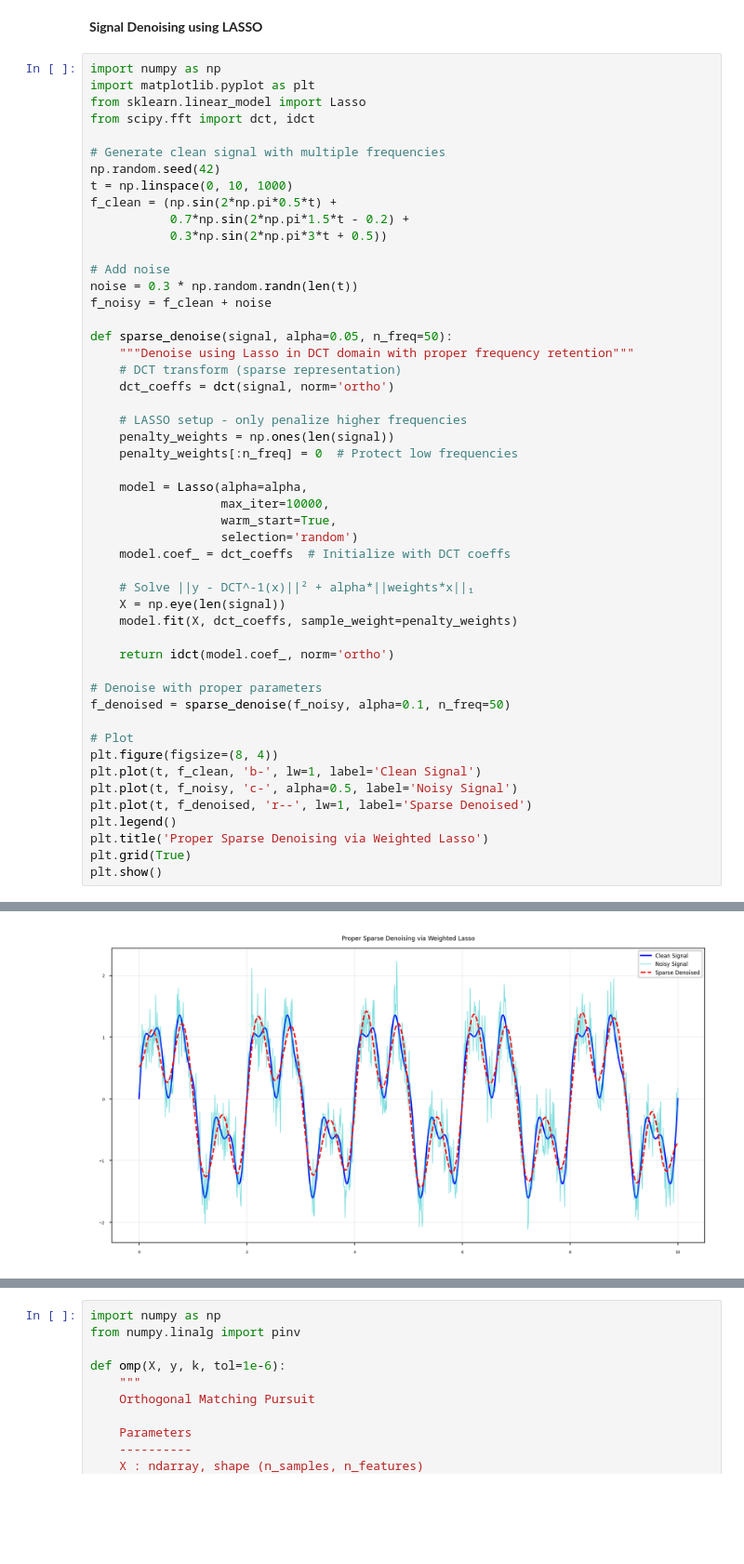
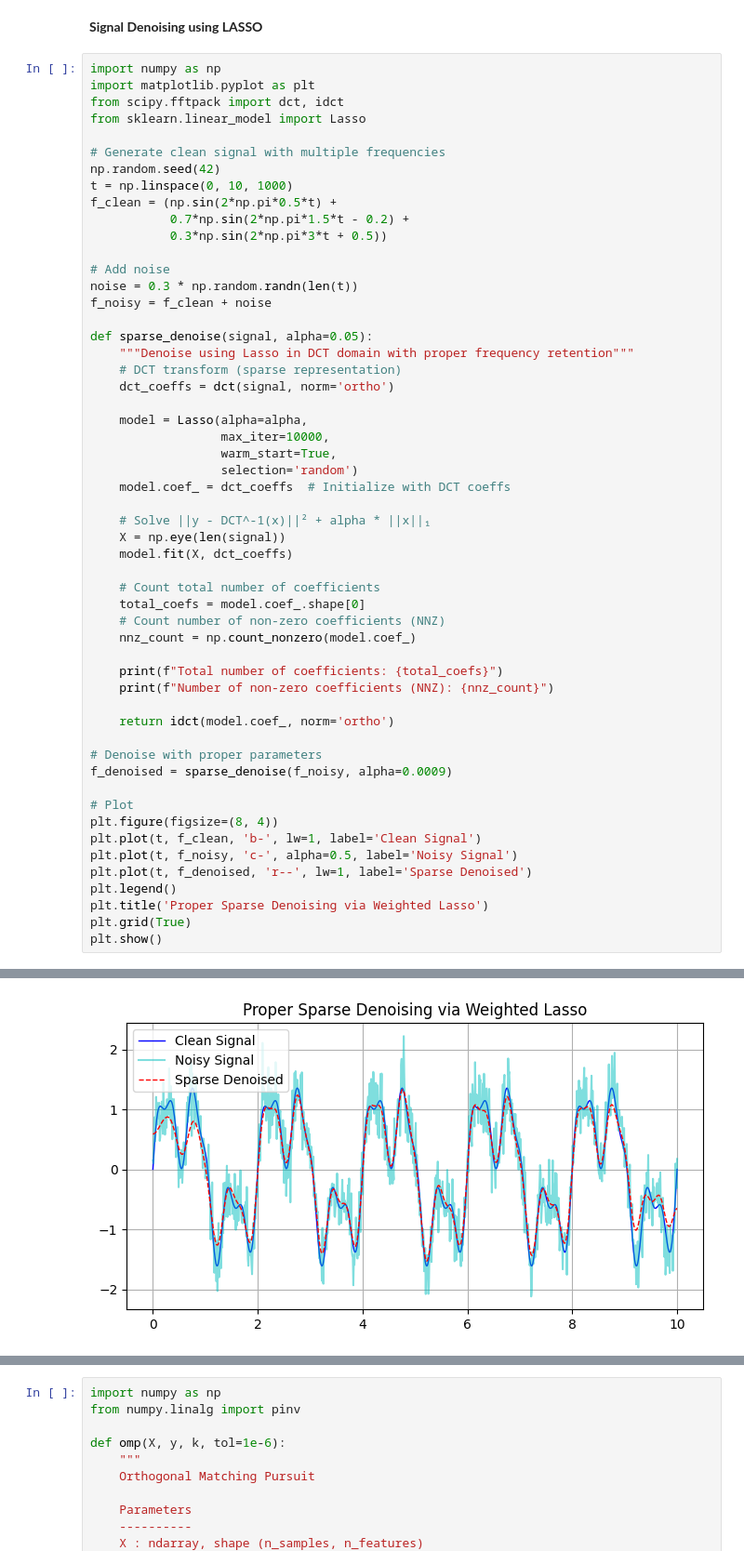
Before and after one commit to fum-cs/machine-learning, a Jupyter notebook: _sources/02 - Linear Models.ipynb, the cells around one changed output, grey strips where cells are left out. Shown at 93% size. Drawn from its saved outputs; the diff is of its cells as text; blank space fills up the shorter version.

```diff
--- a/_sources/02 - Linear Models.ipynb
+++ b/_sources/02 - Linear Models.ipynb
@@ -1174,8 +1174,8 @@ The key innovation versus standard denoising is the **frequency-adaptive sparsit
 # %%
 import numpy as np
 import matplotlib.pyplot as plt
+from scipy.fftpack import dct, idct
 from sklearn.linear_model import Lasso
-from scipy.fft import dct, idct
 
 # Generate clean signal with multiple frequencies
 np.random.seed(42)
@@ -1188,14 +1188,10 @@ f_clean = (np.sin(2*np.pi*0.5*t) +
 noise = 0.3 * np.random.randn(len(t))
 f_noisy = f_clean + noise
 
-def sparse_denoise(signal, alpha=0.05, n_freq=50):
+def sparse_denoise(signal, alpha=0.05):
     """Denoise using Lasso in DCT domain with proper frequency retention"""
     # DCT transform (sparse representation)
     dct_coeffs = dct(signal, norm='ortho')
-
-    # LASSO setup - only penalize higher frequencies
-    penalty_weights = np.ones(len(signal))
-    penalty_weights[:n_freq] = 0  # Protect low frequencies
 
     model = Lasso(alpha=alpha,
                   max_iter=10000,
@@ -1203,14 +1199,22 @@ def sparse_denoise(signal, alpha=0.05, n_freq=50):
                   selection='random')
     model.coef_ = dct_coeffs  # Initialize with DCT coeffs
 
-    # Solve ||y - DCT^-1(x)||² + alpha*||weights*x||₁
+    # Solve ||y - DCT^-1(x)||² + alpha * ||x||₁
     X = np.eye(len(signal))
-    model.fit(X, dct_coeffs, sample_weight=penalty_weights)
+    model.fit(X, dct_coeffs)
+
+    # Count total number of coefficients
+    total_coefs = model.coef_.shape[0]
+    # Count number of non-zero coefficients (NNZ)
+    nnz_count = np.count_nonzero(model.coef_)
+
+    print(f"Total number of coefficients: {total_coefs}")
+    print(f"Number of non-zero coefficients (NNZ): {nnz_count}")
 
     return idct(model.coef_, norm='ortho')
 
 # Denoise with proper parameters
-f_denoised = sparse_denoise(f_noisy, alpha=0.1, n_freq=50)
+f_denoised = sparse_denoise(f_noisy, alpha=0.0009)
 
 # Plot
 plt.figure(figsize=(8, 4))
@@ -1225,4 +1231,4 @@ plt.show()
-[figure, old version]
+[figure, new version]
 # %% [markdown]
 
 # Orthogonal Matching Pursuit (OMP) for Sparse Recovery
```
Also changed, not shown: parts of 23 cells of this notebook, 10 other files.
